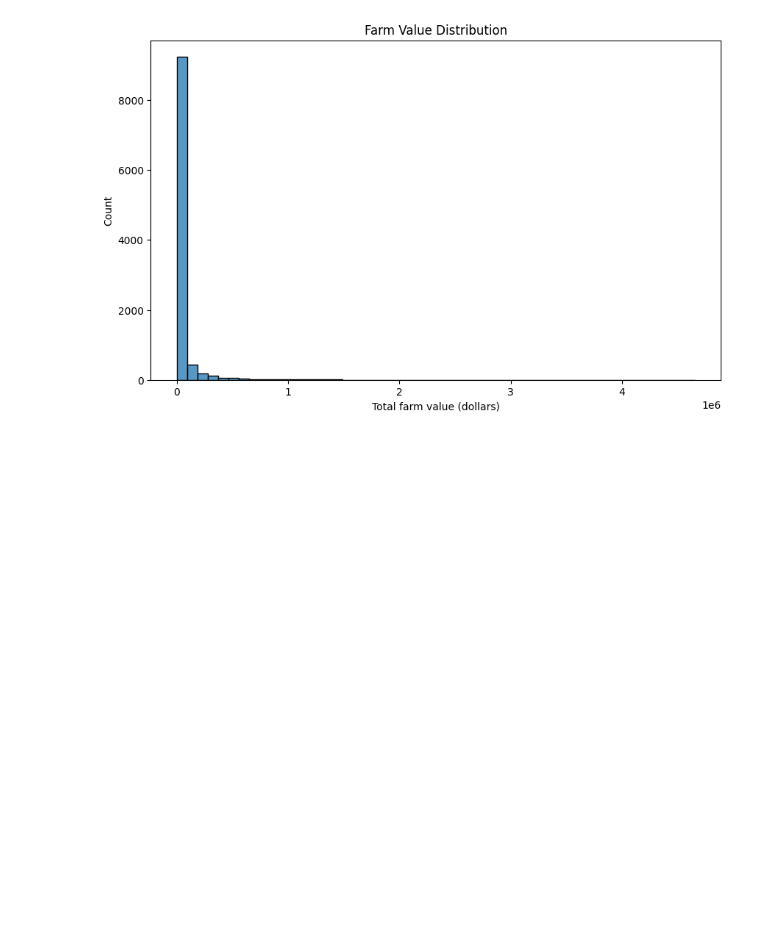
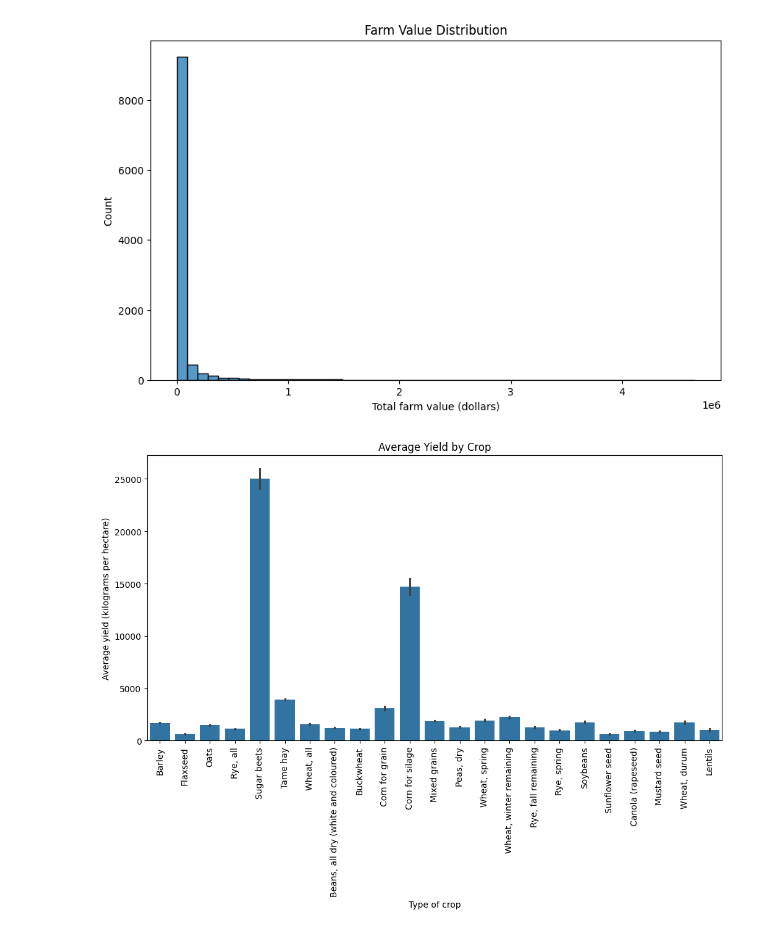
Before and after one commit to arshadziban/Data-Analysis-With-Python, a Jupyter notebook: Farm Produce Analysis_80Years/Farm_Produce_Analysis_80_Years.ipynb, the cells around one changed output. Saved outputs shown, nothing was run; the diff lists cells and outputs as text; code cells hidden in the pictures; blank space fills up the shorter version.

```diff
--- a/Farm Produce Analysis_80Years/Farm_Produce_Analysis_80_Years.ipynb
+++ b/Farm Produce Analysis_80Years/Farm_Produce_Analysis_80_Years.ipynb
@@ -206,3 +206,12 @@ plt.title("Farm Value Distribution")
 plt.show()
 # %% [output]
 [figure]
+# %%
+# How does yield vary by crop type?
+plt.figure(figsize=(12,6))
+sns.barplot(data=df, x='Type of crop', y='Average yield (kilograms per hectare)')
+plt.xticks(rotation=90)
+plt.title("Average Yield by Crop")
+plt.show()
+# %% [output]
+[figure, added]
```
